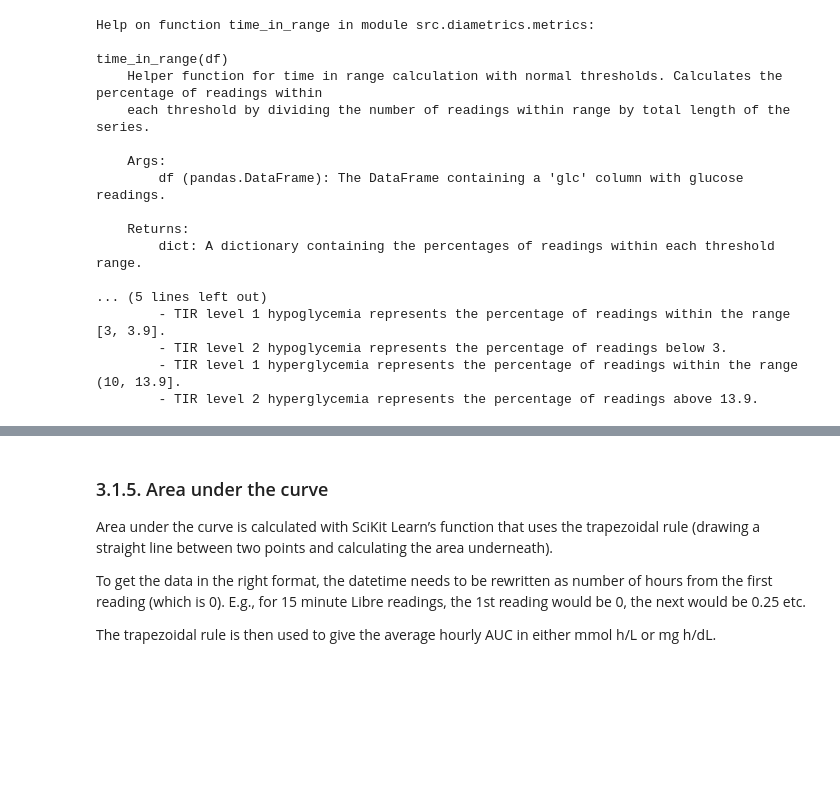
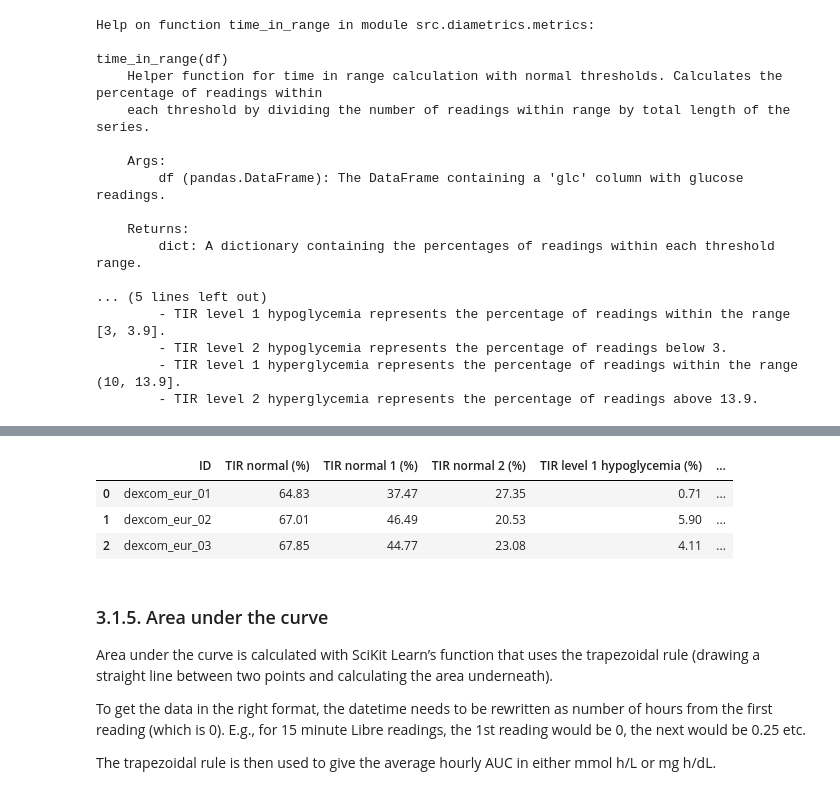
Before and after one commit to cafoala/diametrics, a Jupyter notebook: 3_metrics_demo.ipynb, the cells around one changed output, grey strips where cells are left out. Saved outputs shown, nothing was run; the diff lists cells and outputs as text; code cells hidden in the pictures; blank space fills up the shorter version.

```diff
--- a/3_metrics_demo.ipynb
+++ b/3_metrics_demo.ipynb
@@ -155,3 +175,10 @@ metrics.time_in_range(libre1_transformed)
+# %%
+metrics.time_in_range(dexcom_data)
+# %% [output]
+|  | ID | TIR normal (%) | TIR normal 1 (%) | TIR normal 2 (%) | TIR level 1 hypoglycemia (%) | ... |
+| 0 | dexcom_eur_01 | 64.83 | 37.47 | 27.35 | 0.71 | ... |
+| 1 | dexcom_eur_02 | 67.01 | 46.49 | 20.53 | 5.90 | ... |
+| 2 | dexcom_eur_03 | 67.85 | 44.77 | 23.08 | 4.11 | ... |
 # %% [markdown]
 ### 3.1.5. Area under the curve
 
```
Also changed, not shown: parts of 26 cells of this notebook, 4 other files.
